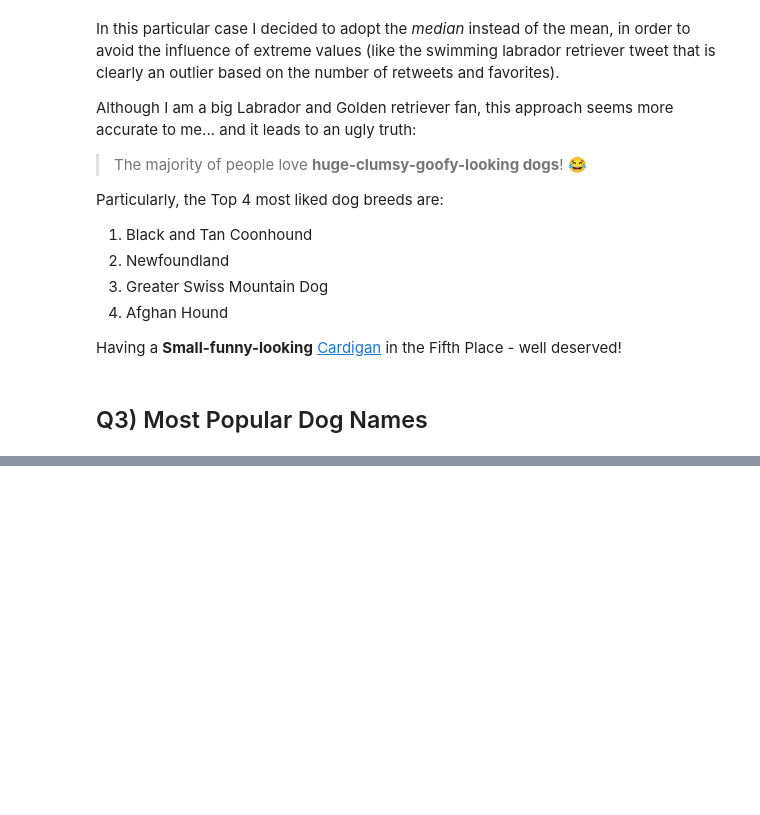
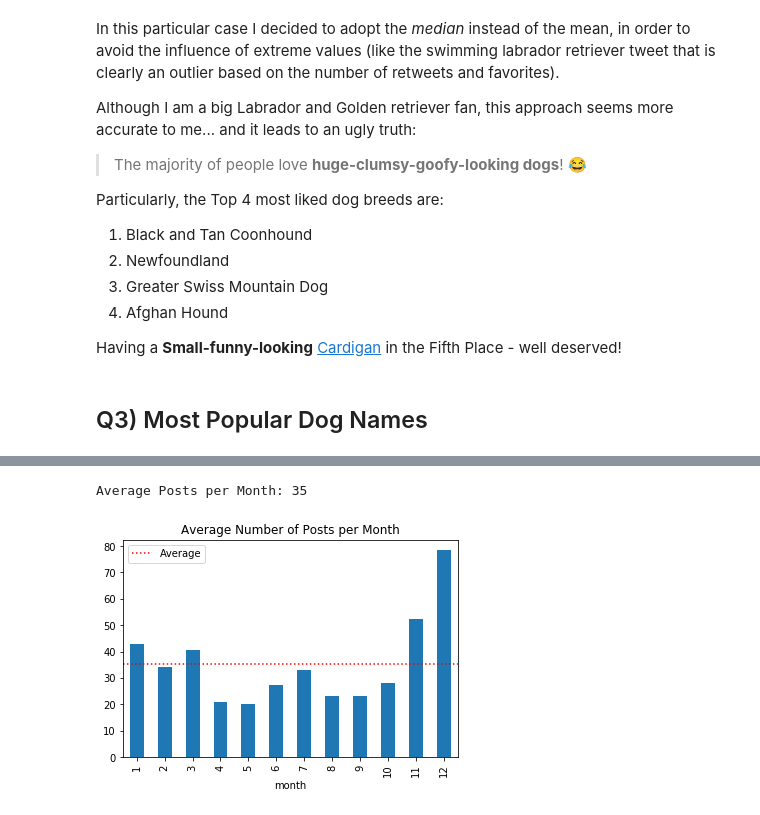
Before and after one commit to marcellovictorino/DAND_4_Data_Wrangling, a Jupyter notebook: 3) Project 4 - WeRateDogs Twitter/wrangle_act.ipynb, the cells around one changed output, grey strips where cells are left out. Cells and saved outputs as stored; diff of their text form; code cells hidden in the pictures; blank space fills up the shorter version.

```diff
--- a/3) Project 4 - WeRateDogs Twitter/wrangle_act.ipynb
+++ b/3) Project 4 - WeRateDogs Twitter/wrangle_act.ipynb
@@ -504,0 +511,12 @@ Name: name, dtype: int64
+# %%
+# Number of Posts per Month
+month_pop = df.pivot_table(index='year', columns='month', aggfunc='count').hour.mean()
+month_pop.plot(kind='bar', label='_na')
+plt.axhline(month_pop.mean(), ls=':', c='r', label='Average')
+plt.legend()
+plt.title('Average Number of Posts per Month');
+
+print(f'Average Posts per Month: {month_pop.mean():.0f}')
+# %% [output]
+Average Posts per Month: 35
+[figure, added]
```
Also changed, not shown: parts of 9 cells of this notebook.
